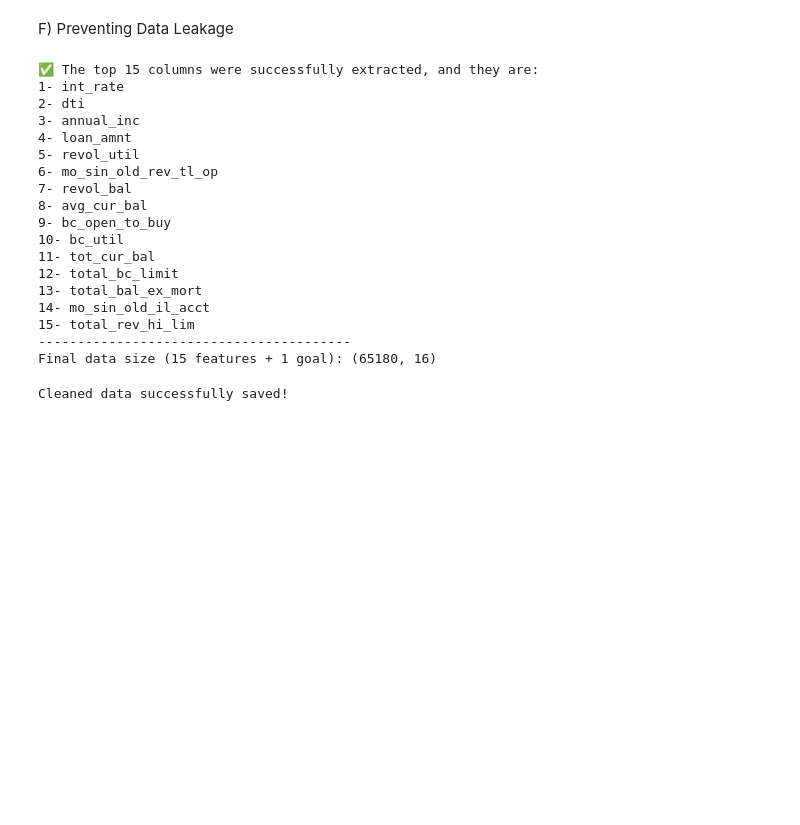
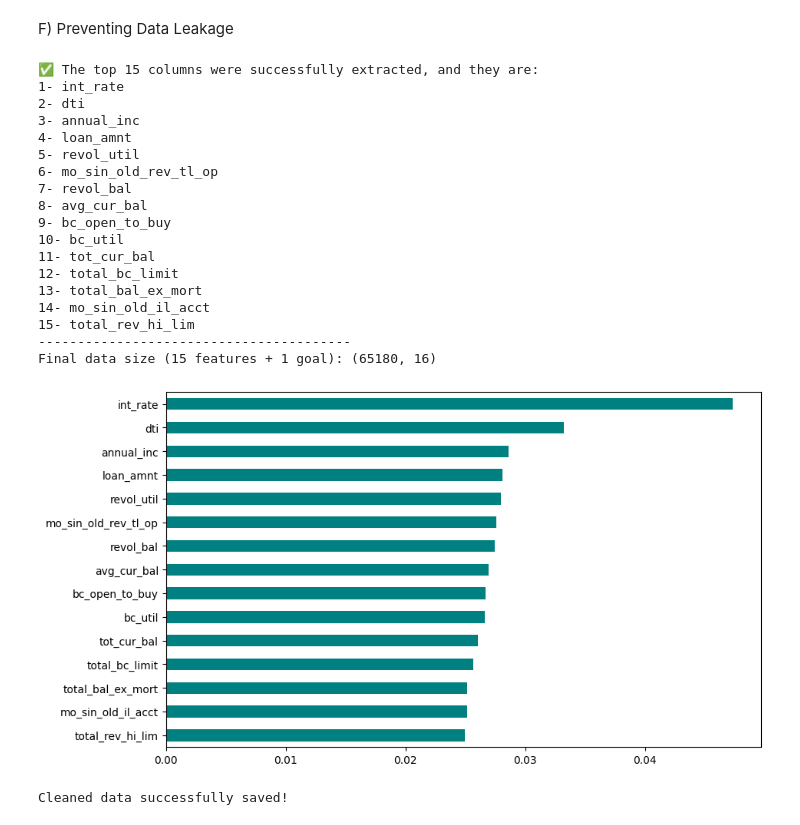
Before and after one commit to AbdelMaksoudd/LendMind, a Jupyter notebook: notebooks/01_data_preparation.ipynb, the cells around one changed output. Saved outputs shown, nothing was run; the diff lists cells and outputs as text; code cells hidden in the pictures; blank space fills up the shorter version.

```diff
--- a/notebooks/01_data_preparation.ipynb
+++ b/notebooks/01_data_preparation.ipynb
@@ -18,7 +18,7 @@ warnings.filterwarnings('ignore')
 # %% [markdown]
 ### 2) Read & Understand The Data
 # %%
-all_data = pd.read_csv(r"..\DataSet\archive\loan.csv")
+all_data = pd.read_csv(r"..\data\archive\loan.csv")
 # %%
 all_data.shape
 # %% [output]
@@ -145,7 +143,6 @@ cols_to_drop = [col for col in leakage_columns if col in df.columns]
 df_safe = df.drop(columns=cols_to_drop)
 # %%
 from sklearn.ensemble import RandomForestClassifier
-import pandas as pd
 
 X = df_safe.drop(columns=['loan_status'])
 y = df_safe['loan_status']
@@ -159,31 +156,39 @@ importances = pd.Series(rf_selector.feature_importances_, index=X_encoded.column
 top_15_features = importances.sort_values(ascending=False).head(15).index.tolist()
 
 df_final = X_encoded[top_15_features].copy()
 df_final['loan_status'] = y
 
+
 print("✅ The top 15 columns were successfully extracted, and they are:")
 for i, feature in enumerate(top_15_features, 1):
     print(f"{i}- {feature}")
 
 print("-" * 40)
 print("Final data size (15 features + 1 goal):", df_final.shape)
+
+
+plt.figure(figsize=(10, 6))
+importances.sort_values(ascending=False).head(15).plot(kind='barh', color='teal')
+plt.gca().invert_yaxis()
+plt.show()
 # %% [output]
 ✅ The top 15 columns were successfully extracted, and they are:
 1- int_rate
 2- dti
 3- annual_inc
 4- loan_amnt
 5- revol_util
 6- mo_sin_old_rev_tl_op
 7- revol_bal
 8- avg_cur_bal
 9- bc_open_to_buy
 10- bc_util
 11- tot_cur_bal
 12- total_bc_limit
 13- total_bal_ex_mort
 14- mo_sin_old_il_acct
 15- total_rev_hi_lim
 ----------------------------------------
 Final data size (15 features + 1 goal): (65180, 16)
+[figure, added]
 # %%
```
Also changed, not shown: parts of 2 cells of this notebook, 2 other files.
